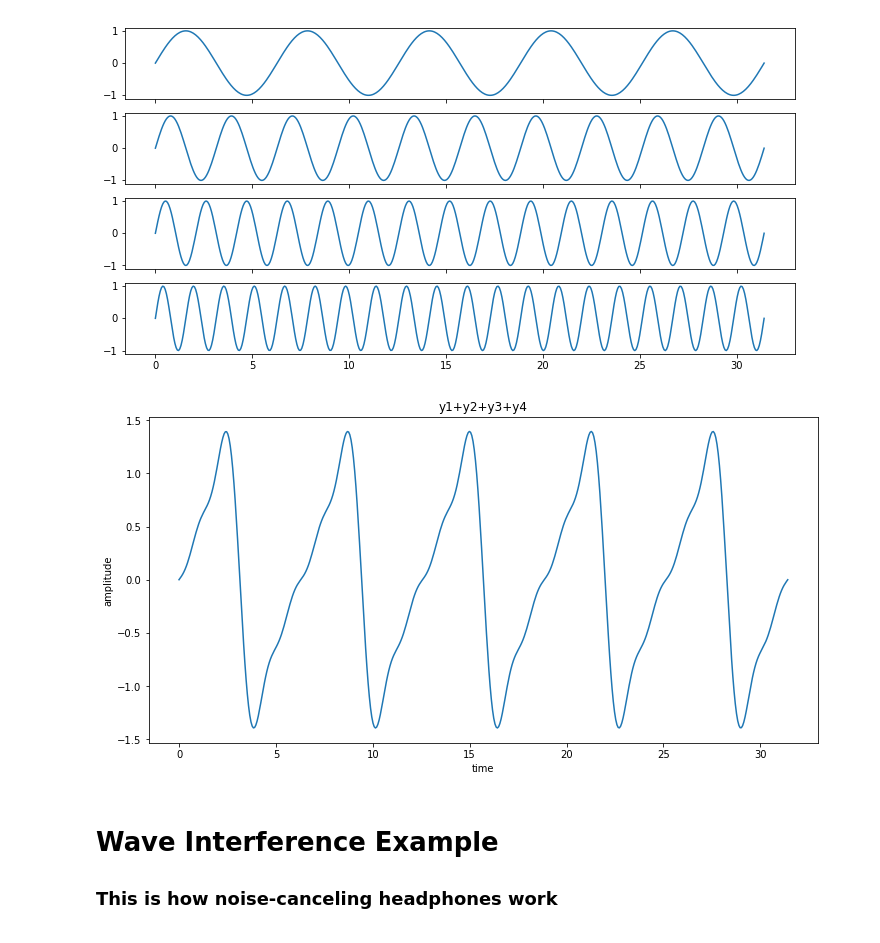
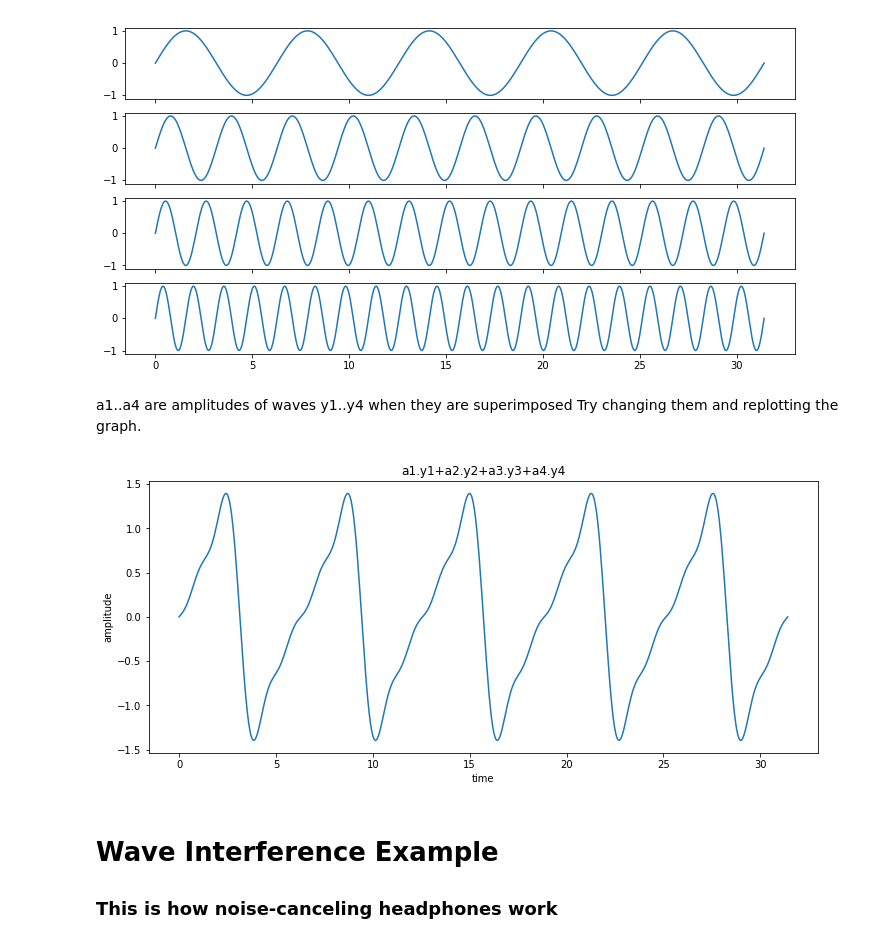
Before and after one commit to philbarker/FourierTalkOSCON, a Jupyter notebook: 02_NatureOfWaves.ipynb, the cells around one changed output. Drawn from its saved outputs; the diff is of its cells as text; code cells hidden in the pictures.

```diff
--- a/02_NatureOfWaves.ipynb
+++ b/02_NatureOfWaves.ipynb
@@ -77,12 +77,21 @@ axarr[3].plot(x, y4)
 _ = plt.show()
 # %% [output]
 [figure]
+# %% [markdown]
+a1..a4 are amplitudes of waves y1..y4 when they are superimposed
+Try changing them and replotting the graph.
+# %%
+a1 = 1;
+a2 = -0.5;
+a3 = 0.25;
+a4 = -0.125;
 # %%
-setup_graph(x_label='time', y_label='amplitude', title='y1+y2+y3+y4', fig_size=(12,6))
-convoluted_wave = y1 - 0.5 * y2 + 0.25 * y3 - 0.125 * y4
+setup_graph(x_label='time', y_label='amplitude', title='a1.y1+a2.y2+a3.y3+a4.y4',
+            fig_size=(12,5))
+convoluted_wave = a1 * y1 + a2 * y2 + a3 * y3 + a4 * y4
 _ = plt.plot(x, convoluted_wave)
 # %% [output]
-[figure, old version]
+[figure, new version]
 # %% [markdown]
 # Wave Interference Example
 
```
Also changed, not shown: parts of 1 cell of this notebook, 1 other file.
